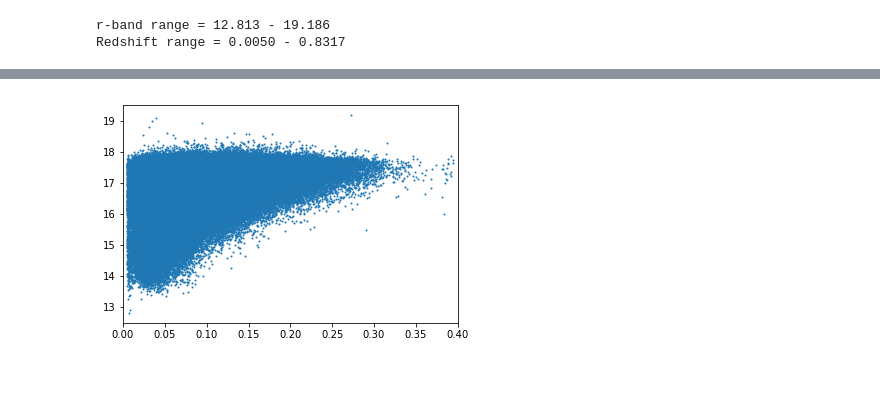
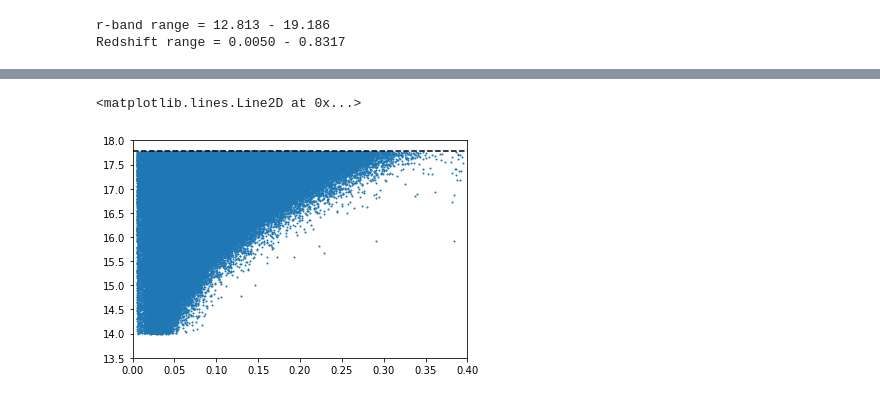
Before and after one commit to moustakas/siena-astrophysics, a Jupyter notebook: research/upenn-photdec/upenn-photdec.ipynb, the cells around one changed output, grey strips where cells are left out. Saved outputs shown, nothing was run; the diff lists cells and outputs as text; code cells hidden in the pictures.

```diff
--- a/research/upenn-photdec/upenn-photdec.ipynb
+++ b/research/upenn-photdec/upenn-photdec.ipynb
@@ -107,0 +87,31 @@ def select_good(finalflag, n_bulge):
+# %%
+def select_meert(modelcat, onecomp=False, twocomp=False):
+    """Select various (good) subsets of galaxies.
+
+    Args:
+      modelcat: 'UPenn_PhotDec_Models_[g,r,i]band.fits' catalog.
+      onecomp (bool): galaxies fitted with single-Sersic model.
+      twocomp (bool): galaxies fitted with Sersic-exponential model.
+
+    Notes:
+      * Flag 10 is a logical_or of 11, 12, 13.
+      * Flag 1, 4, and 10 are mutually exclusive.
+      * If Flag 1 or 4 are set then n_disk,r_disk are -999.
+
+    """
+    finalflag = modelcat['finalflag']
+    smalln = modelcat['n_bulge'] < 8
+
+    two = photdec_select(finalflag, 10)
+    two = np.logical_and( two, smalln )
+    if twocomp:
+        return two
+
+    one = np.logical_or( photdec_select(finalflag, 1), photdec_select(finalflag, 4) )
+    one = np.logical_and( one, smalln )
+    if onecomp:
+        return one
+
+    both = np.logical_or( one, two )
+
+    return both
@@ -113,7 +134,7 @@ for thisband in band:
     fitfile = os.path.join(basicdir, 'UPenn_PhotDec_Models_{}.fits'.format(thisband))
     fitinfo = fitsio.FITS(fitfile)
     _fit = fitinfo[1].read(columns=['finalflag', 'n_bulge'])
-    _good = select_good(_fit['finalflag'], _fit['n_bulge'])
+    _good = select_meert(_fit)
     if good is None:
         print(measinfo[1])
         print(fitinfo[1])
@@ -180,7 +211,7 @@ castmodinfo[1]
     rowc                f4
     colc                f4
 # %%
-castmod = castmodinfo[1].read(rows=goodindx)
+castmod = castmodinfo[2].read(rows=goodindx) # extension [2] = r-band
 # %%
 mendelfile = os.path.join(adddir, 'UPenn_PhotDec_Mstar_mlMendel14.dat')
 columns = ('GalCount', 'FlagSerExp', 'Mstar_Tab5_Pymorph',
@@ -229,7 +269,9 @@ ax.set_ylabel('Number of Galaxies')
 # %%
 fig, ax = plt.subplots()
-ax.scatter(cast['z'], rfit['m_tot'], s=1)
-ax.set_xlim((0, 0.4))
-ax.margins(0.05)
+ax.scatter(cast['z'], castmod['petroMag'] - castmod['extinction'], s=1)
+ax.set_xlim(0, 0.4)
+ax.set_ylim(13.5, 18)
+ax.axhline(y=17.77, color='k', ls='--')
 # %% [output]
+<matplotlib.lines.Line2D at 0x...>
-[figure, old version]
+[figure, new version]
```
Also changed, not shown: parts of 20 cells of this notebook.
